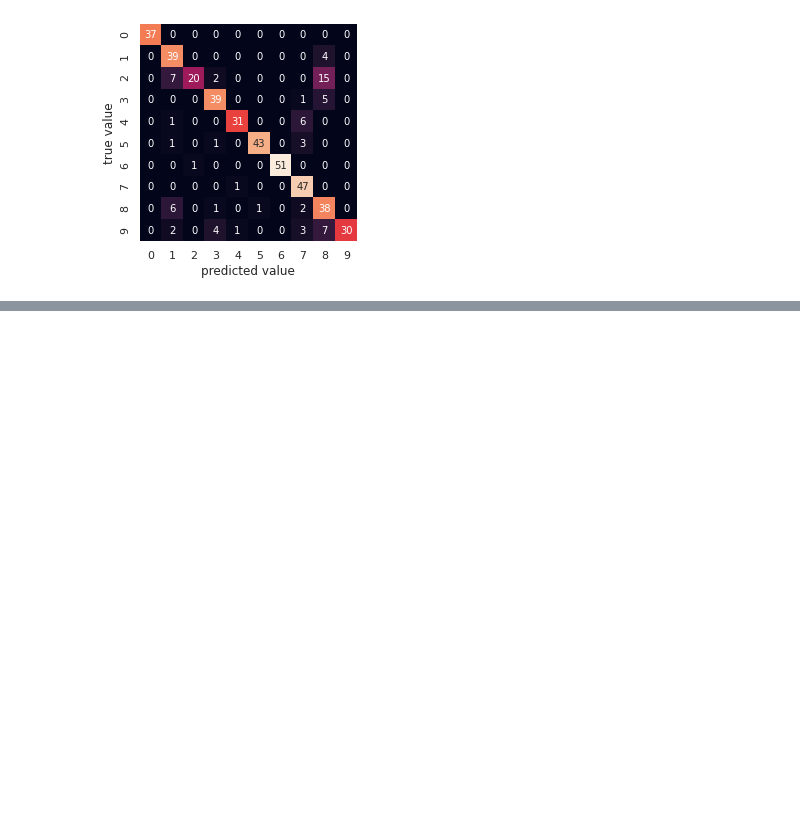
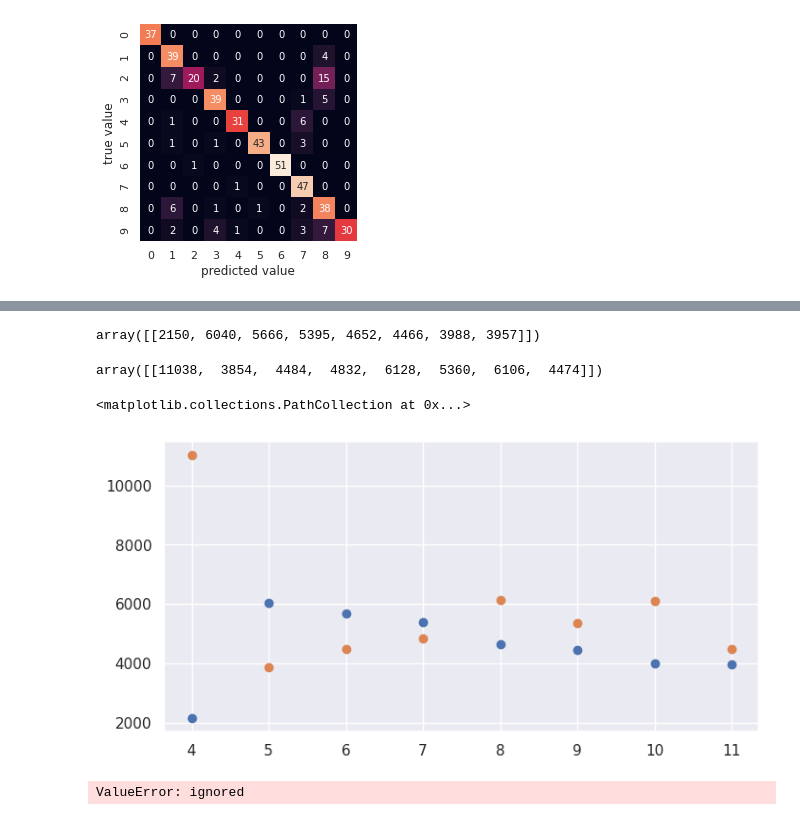
Before and after one commit to marcosw1998/Data-Science, a Jupyter notebook: Project_ee2/predict_covid_spends_PE.ipynb, the cells around one changed output, grey strips where cells are left out. Saved outputs shown, nothing was run; the diff lists cells and outputs as text; code cells hidden in the pictures; blank space fills up the shorter version.

```diff
--- a/Project_ee2/predict_covid_spends_PE.ipynb
+++ b/Project_ee2/predict_covid_spends_PE.ipynb
@@ -776,0 +893,3 @@ plt.ylabel('true value');
+# %%
+Dose1 = RecifeVaccines[(RecifeVaccines['Dose']== 1)]
+Dose1
@@ -776,0 +910,3 @@ plt.ylabel('true value');
+# %%
+Dose2 = RecifeVaccines[(RecifeVaccines['Dose']== 2)]
+Dose2
@@ -776,0 +927,32 @@ plt.ylabel('true value');
+# %%
+y1 = Dose1.groupby(by="Data Vacina").sum()['Dose'].values
+y1 = y1.reshape(1, -1)
+y1
+# %% [output]
+array([[2150, 6040, 5666, 5395, 4652, 4466, 3988, 3957]])
+# %%
+y2 = Dose2.groupby(by="Data Vacina").sum()['Dose'].values
+y2 = y2.reshape(1, -1)
+y2
+# %% [output]
+array([[11038,  3854,  4484,  4832,  6128,  5360,  6106,  4474]])
+# %%
+plt.scatter(x,y1)
+plt.scatter(x,y2)
+# %% [output]
+<matplotlib.collections.PathCollection at 0x...>
+[figure, added]
+# %%
+from sklearn.linear_model import LinearRegression
+model = LinearRegression(fit_intercept=True)
+
+model.fit(x, y1)
+
+xfit = np.linspace(4, 11, 1000)
+xfit = xfit.reshape(1, -1)
+yfit = model.predict(xfit)
+
+plt.scatter(x, y1)
+plt.plot(xfit, yfit);
+# %% [output]
+ValueError: ignored
```
Also changed, not shown: parts of 17 cells of this notebook.
